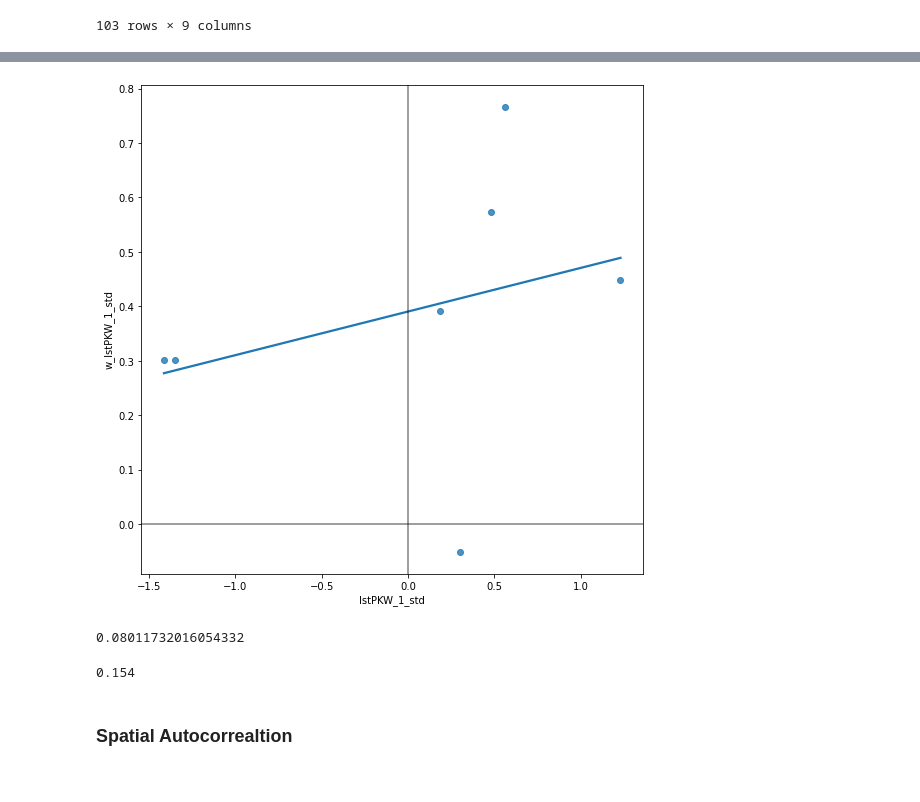
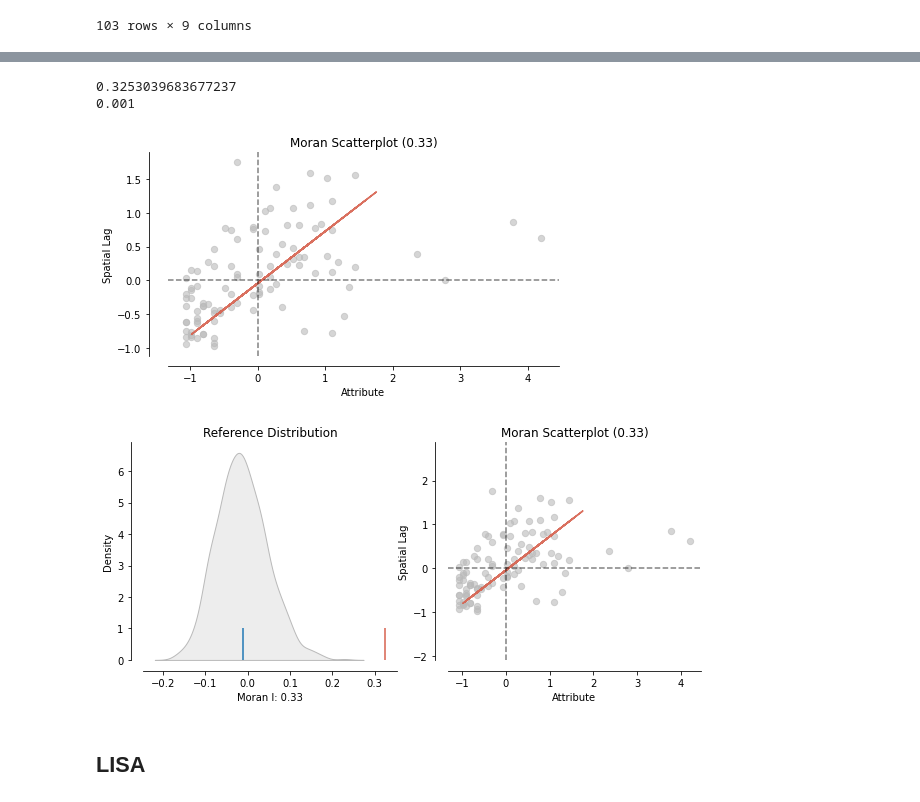
Before and after one commit to juthoma22/gds, a Jupyter notebook: data_collection.ipynb, the cells around one changed output, grey strips where cells are left out. Drawn from its saved outputs; the diff is of its cells as text; code cells hidden in the pictures.

```diff
--- a/data_collection.ipynb
+++ b/data_collection.ipynb
@@ -535,3 +614,5 @@ Index(['OBJECTID', 'LINREFX', 'LINREFY', 'XGCSWGS84', 'YGCSWGS84',
       dtype='object')
 # %%
-df_grouped['w_IstPKW_1'] = weights.lag_spatial(w, df_grouped['IstPKW_1']) # we pass the weights object and the column with values to base the spatial lag on
+df_grouped_stadt['w_IstPKW_1'] = weights.lag_spatial(w, df_grouped_stadt['IstPKW_1']) # we pass the weights object and the column with values to base the spatial lag on
+df_grouped_stadt['IstPKW_1_std'] = (df_grouped_stadt['IstPKW_1'] - df_grouped_stadt['IstPKW_1'].mean()) / df_grouped_stadt['IstPKW_1'].std()
+df_grouped_stadt['w_IstPKW_1_std'] = weights.lag_spatial(w, df_grouped_stadt['IstPKW_1_std'])
@@ -551,24 +619,15 @@ df_grouped['w_IstPKW_1_std'] = weights.lag_spatial(w, df_grouped['IstPKW_1_std']
-# %%
-# Setup the figure and axis
-f, ax = plt.subplots(1, figsize=(9, 9))
-# Plot values
-sns.regplot(x='IstPKW_1_std', y='w_IstPKW_1_std', data=df_grouped, ci=None)
-# Add vertical and horizontal lines
-plt.axvline(0, c='k', alpha=0.5)
-plt.axhline(0, c='k', alpha=0.5)
-# Display
-plt.show()
-# %% [output]
-[figure, removed]
 # %%
-mi = esda.Moran(df_grouped['IstPKW_1'], w)
+mi = esda.Moran(df_grouped_stadt['IstPKW_1'], w)
+print(mi.I)
+print(mi.p_sim)
+# %% [output]
+0.3253039683677237
+0.001
-# %%
-mi.I
-# %% [output]
-0.08011732016054332
-# %%
-mi.p_sim
-# %% [output]
-0.154
-# %% [markdown]
-### Spatial Autocorrealtion
+# %%
+moran_scatterplot(mi);
+plot_moran(mi);
+# %% [output]
+[figure, added]
+[figure, added]
+# %% [markdown]
+## LISA
```
Also changed, not shown: parts of 38 cells of this notebook.
